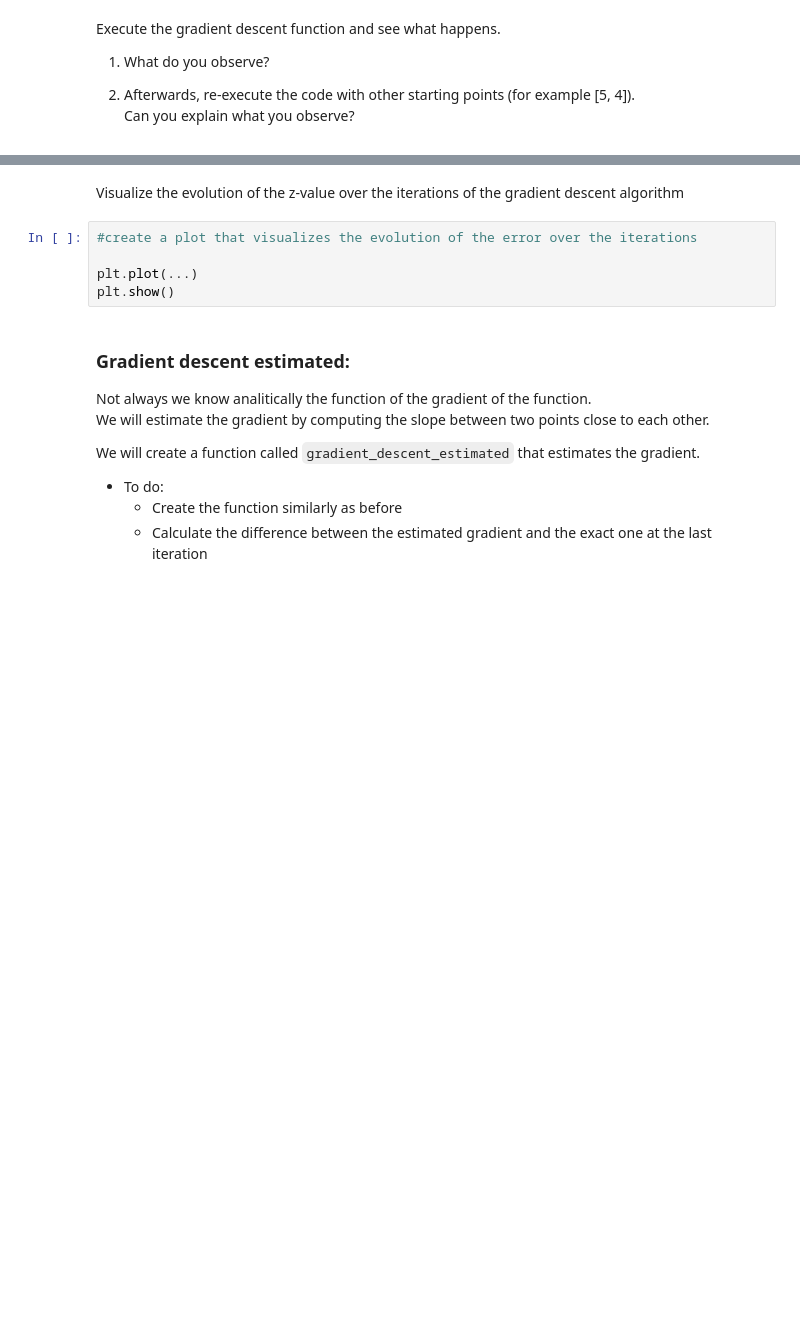
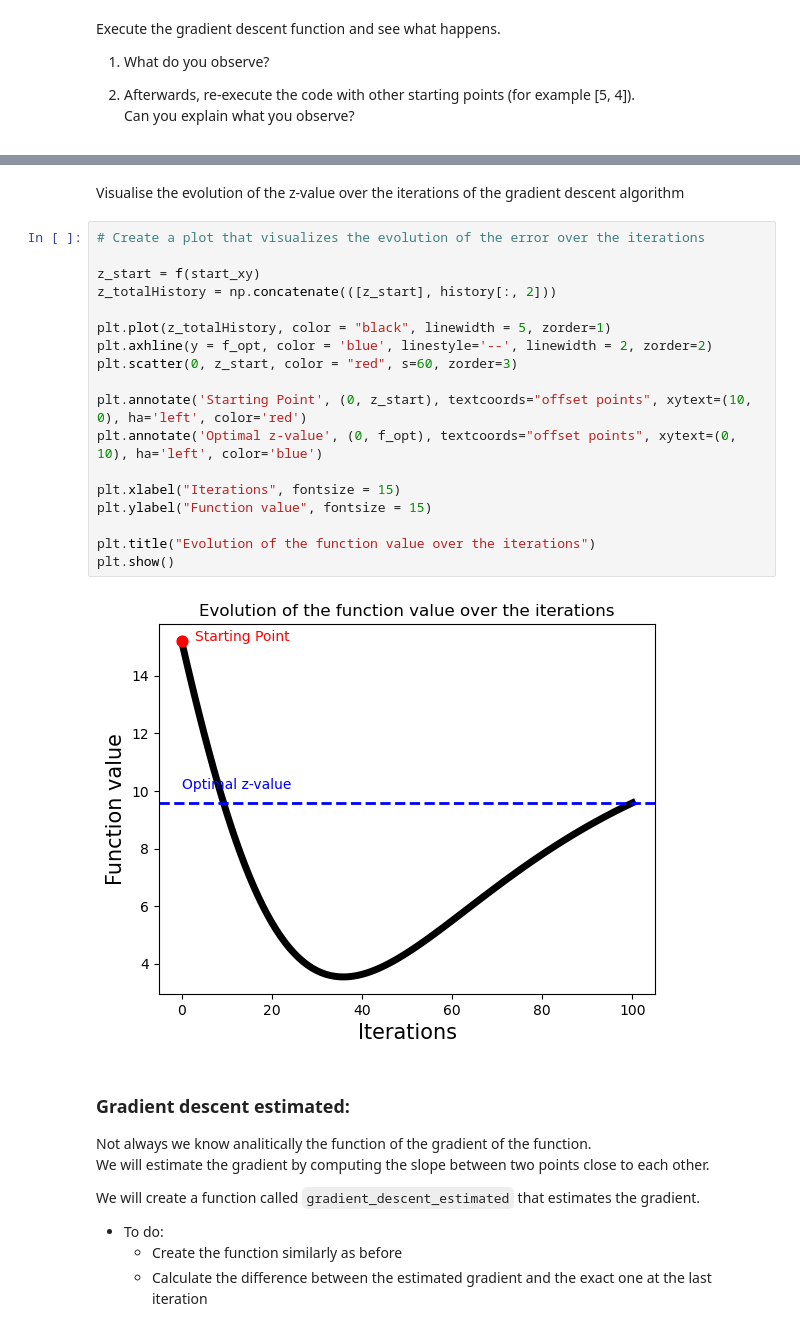
Before and after one commit to Emil-labs/Data-G8, a Jupyter notebook: Regression/regression2.ipynb, the cells around one changed output, grey strips where cells are left out. Saved outputs shown, nothing was run; the diff lists cells and outputs as text; blank space fills up the shorter version.

```diff
--- a/Regression/regression2.ipynb
+++ b/Regression/regression2.ipynb
@@ -374,10 +388,25 @@ plt.show()
 # %% [markdown]
-Visualize the evolution of the z-value over the iterations of the gradient descent algorithm
+Visualise the evolution of the z-value over the iterations of the gradient descent algorithm
 # %%
-#create a plot that visualizes the evolution of the error over the iterations
+# Create a plot that visualizes the evolution of the error over the iterations
 
-plt.plot(...)
+z_start = f(start_xy)
+z_totalHistory = np.concatenate(([z_start], history[:, 2]))
+
+plt.plot(z_totalHistory, color = "black", linewidth = 5, zorder=1)
+plt.axhline(y = f_opt, color = 'blue', linestyle='--', linewidth = 2, zorder=2)
+plt.scatter(0, z_start, color = "red", s=60, zorder=3)
+
+plt.annotate('Starting Point', (0, z_start), textcoords="offset points", xytext=(10, 0), ha='left', color='red')
+plt.annotate('Optimal z-value', (0, f_opt), textcoords="offset points", xytext=(0, 10), ha='left', color='blue')
+
+plt.xlabel("Iterations", fontsize = 15)
+plt.ylabel("Function value", fontsize = 15)
+
+plt.title("Evolution of the function value over the iterations")
 plt.show()
+# %% [output]
+[figure, added]
 # %% [markdown]
 ### Gradient descent  estimated:
 
```
Also changed, not shown: parts of 14 cells of this notebook.
